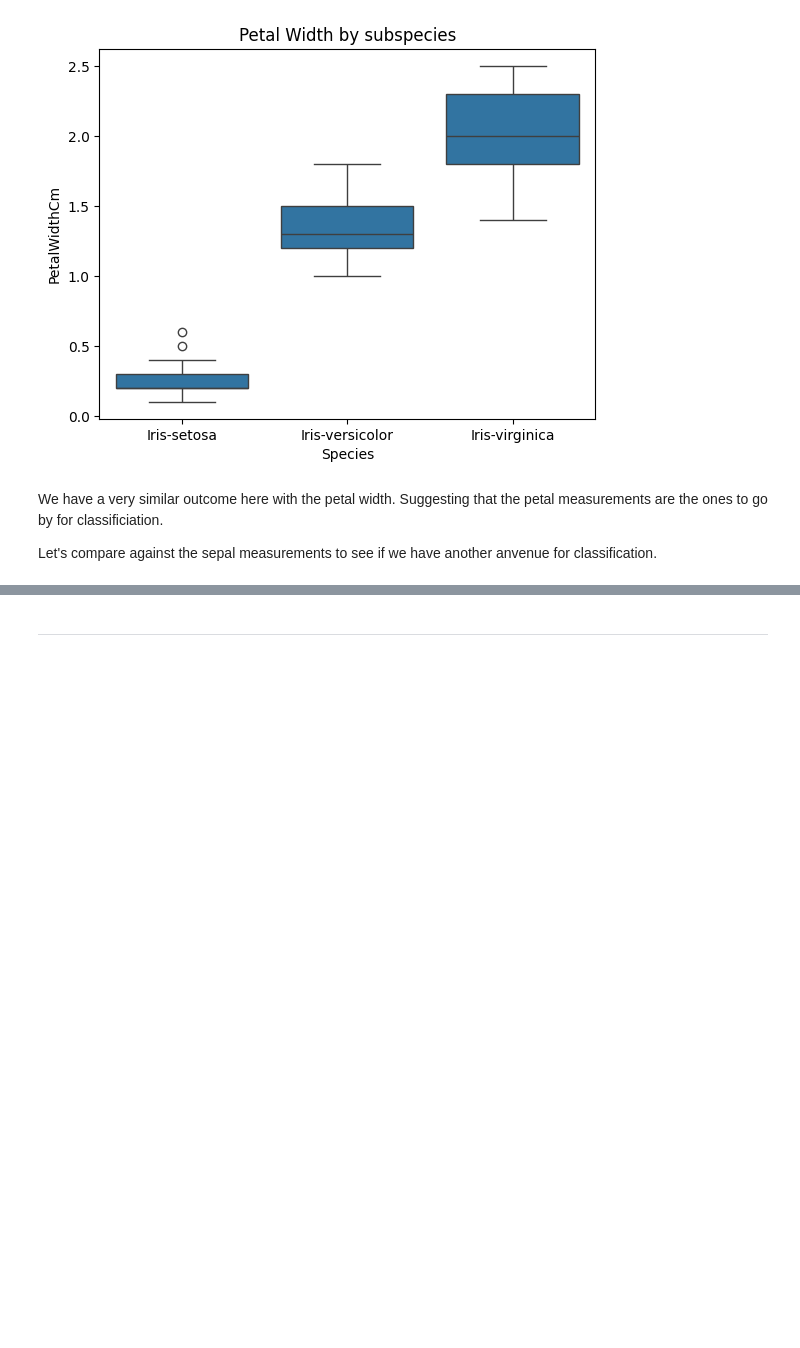
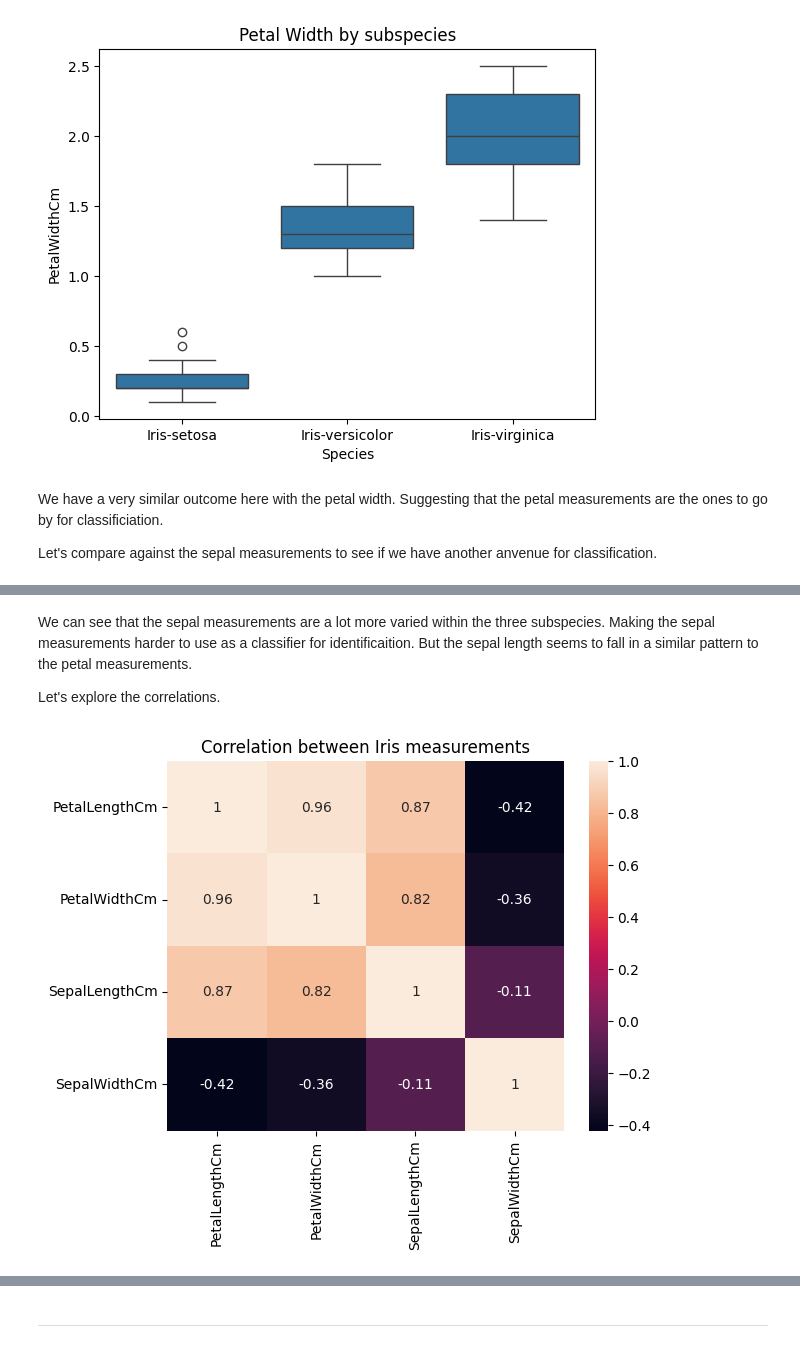
Before and after one commit to 13NateMate37/Practice_with_Iris_take2, a Jupyter notebook: jupyter_notebooks/2_irisprac_EDA copy.ipynb, the cells around one changed output, grey strips where cells are left out. Saved outputs shown, nothing was run; the diff lists cells and outputs as text; code cells hidden in the pictures; blank space fills up the shorter version.

```diff
--- a/jupyter_notebooks/2_irisprac_EDA copy.ipynb
+++ b/jupyter_notebooks/2_irisprac_EDA copy.ipynb
@@ -186,0 +205,15 @@ plt.show()
+# %% [markdown]
+We can see that the sepal measurements are a lot more varied within the three subspecies. Making the sepal measurements harder to use as a classifier for identificaition. But the sepal length seems to fall in a similar pattern to the petal measurements.
+
+Let's explore the correlations.
+# %%
+# A simple heatmap
+
+sns.heatmap(
+    df_clean[numeric_columns].corr().T,
+    annot=True
+    )
+plt.title("Correlation between Iris measurements")
+plt.show()
+# %% [output]
+[figure, added]
```
Also changed, not shown: parts of 5 cells of this notebook.
